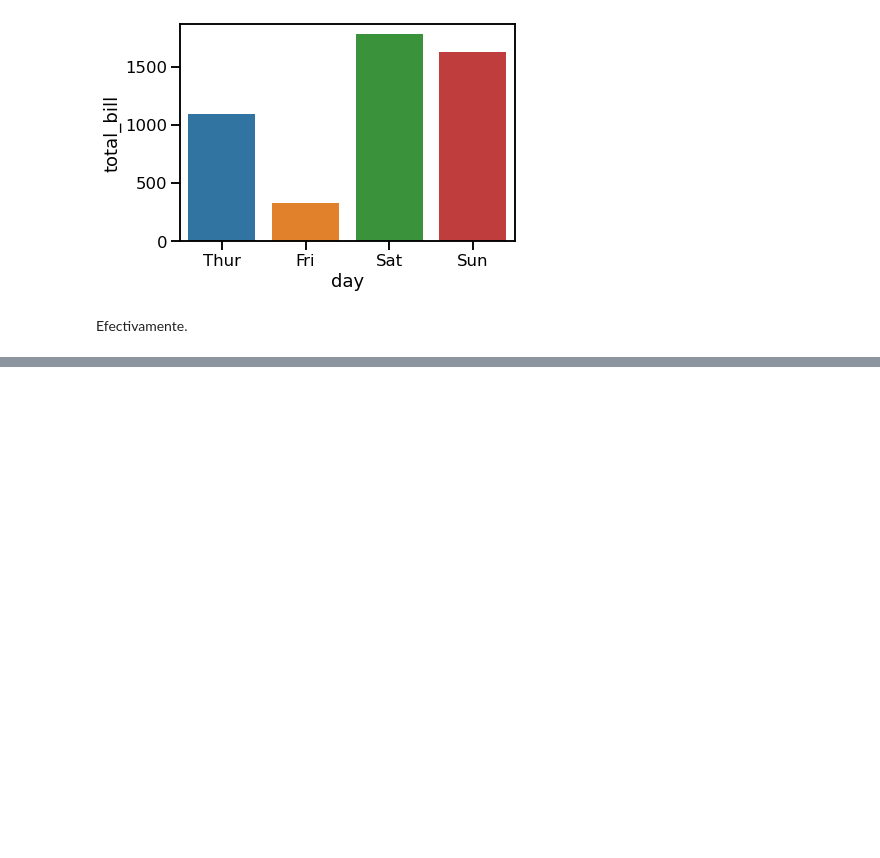
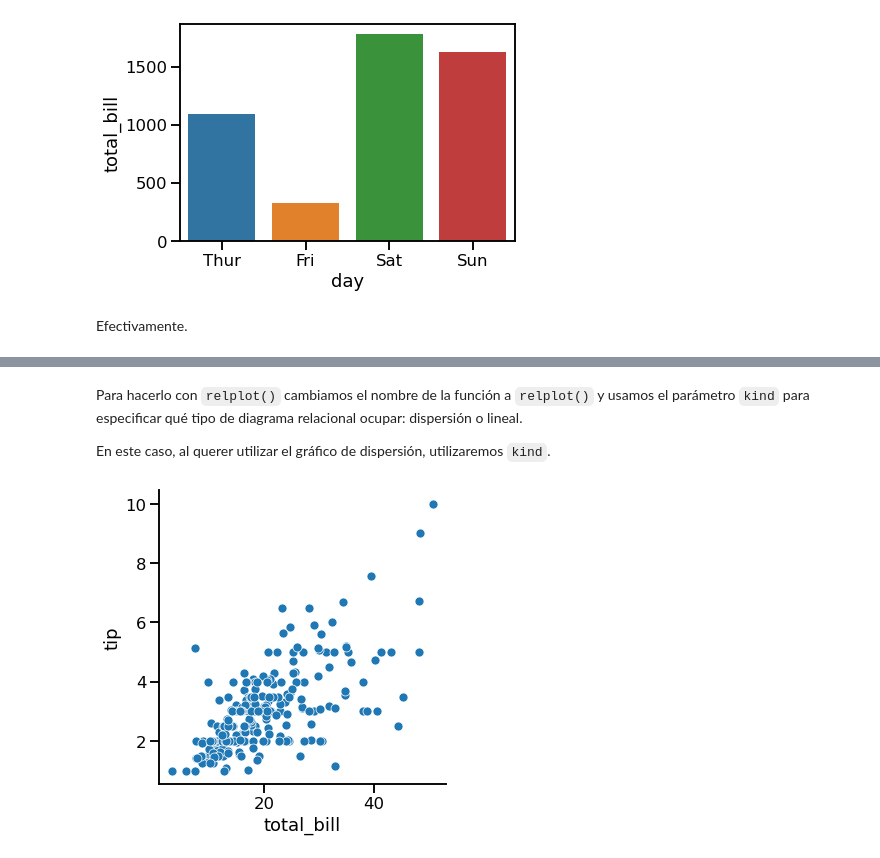
Before and after one commit to adinamarca/notebooks, a Jupyter notebook: PY/DATA_VIZ/Introduction_to_seaborn/notebook.ipynb, the cells around one changed output, grey strips where cells are left out. Cells and saved outputs as stored; diff of their text form; code cells hidden in the pictures; blank space fills up the shorter version.

````diff
--- a/PY/DATA_VIZ/Introduction_to_seaborn/notebook.ipynb
+++ b/PY/DATA_VIZ/Introduction_to_seaborn/notebook.ipynb
@@ -672,0 +740,10 @@ Efectivamente.
+# %% [markdown]
+Para hacerlo con ```relplot()``` cambiamos el nombre de la función a ```relplot()``` y usamos el parámetro ```kind``` para especificar qué tipo de diagrama relacional ocupar: dispersión o lineal.
+
+En este caso, al querer utilizar el gráfico de dispersión, utilizaremos ```kind```.
+# %%
+# Usando relplot()
+sns.relplot(x='total_bill', y='tip', data=tips, kind='scatter')
+plt.show()
+# %% [output]
+[figure, added]
````
Also changed, not shown: parts of 25 cells of this notebook, 5 other files.
